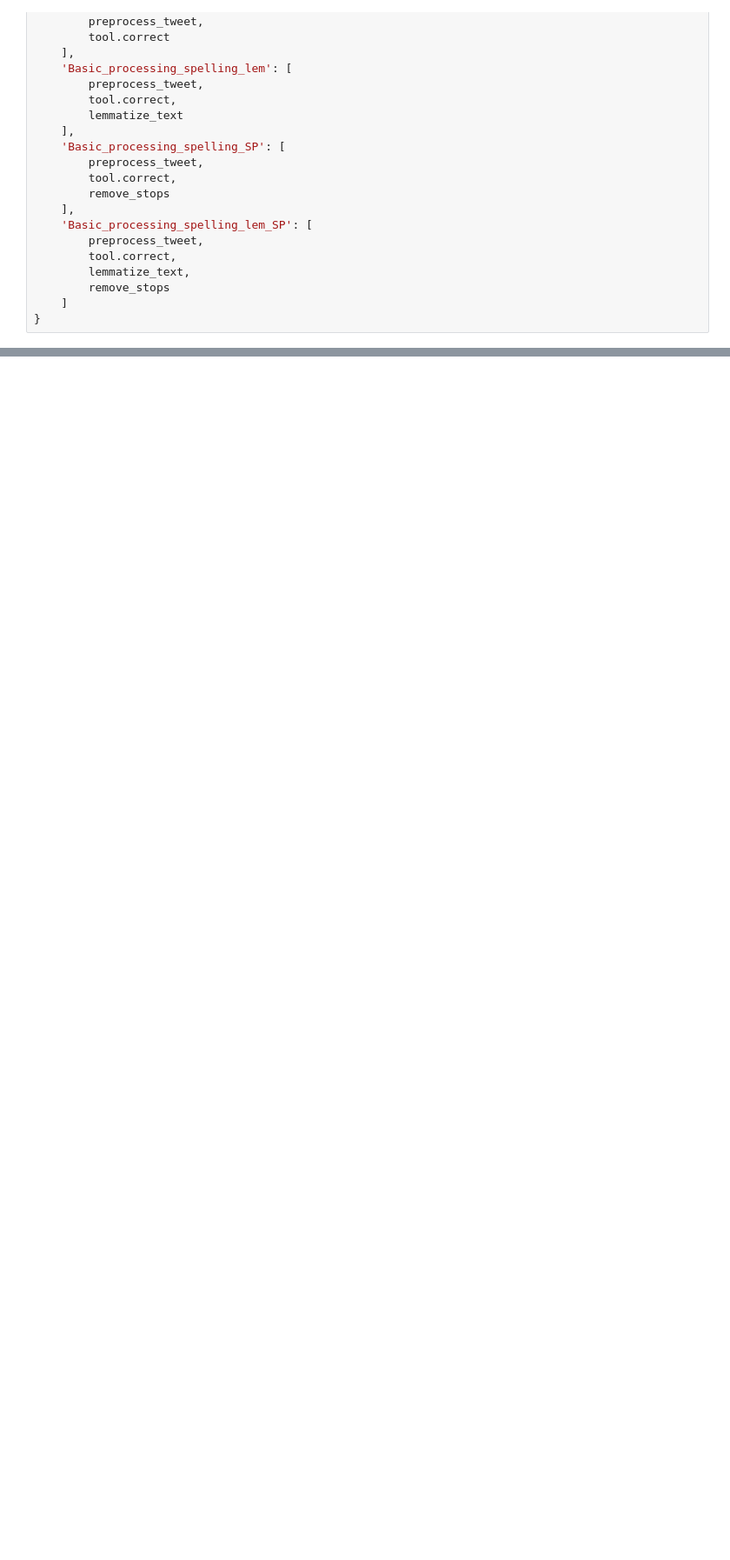
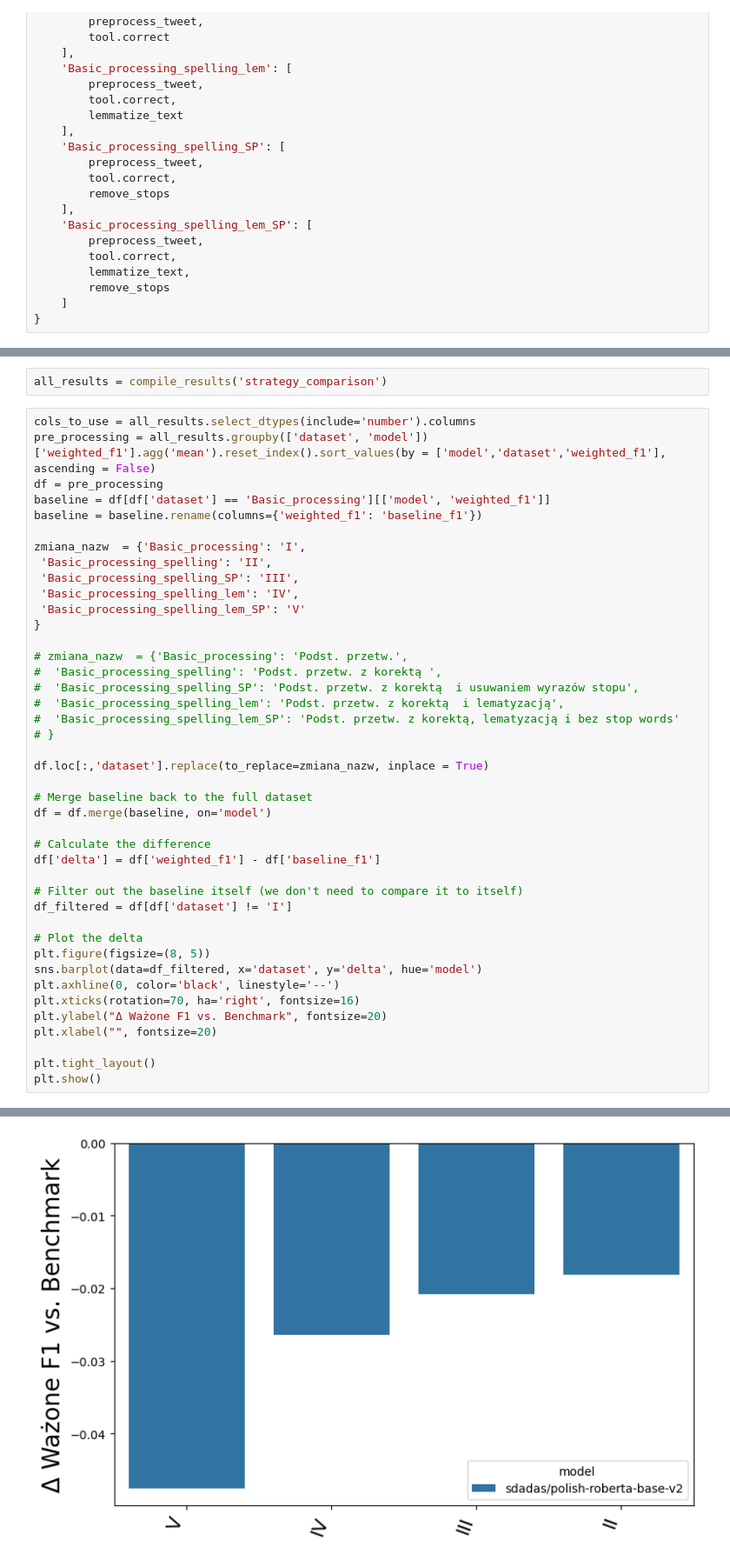
Before and after one commit to SzymonJot/PolishTweetsClassification, a Jupyter notebook: PolishTweetsClassifcation.ipynb, the cells around one changed output, grey strips where cells are left out. Shown: that part at 87% size. Saved outputs shown, nothing was run; the diff lists cells and outputs as text; blank space fills up the shorter version.

```diff
--- a/PolishTweetsClassifcation.ipynb
+++ b/PolishTweetsClassifcation.ipynb
@@ -436,0 +425,45 @@ for seed in range(6):
+# %%
+all_results = compile_results('strategy_comparison')
+# %%
+cols_to_use = all_results.select_dtypes(include='number').columns
+pre_processing = all_results.groupby(['dataset', 'model'])['weighted_f1'].agg('mean').reset_index().sort_values(by = ['model','dataset','weighted_f1'], ascending = False)
+df = pre_processing
+baseline = df[df['dataset'] == 'Basic_processing'][['model', 'weighted_f1']]
+baseline = baseline.rename(columns={'weighted_f1': 'baseline_f1'})
+
+zmiana_nazw  = {'Basic_processing': 'I',
+ 'Basic_processing_spelling': 'II',
+ 'Basic_processing_spelling_SP': 'III',
+ 'Basic_processing_spelling_lem': 'IV',
+ 'Basic_processing_spelling_lem_SP': 'V'
+}
+
+# zmiana_nazw  = {'Basic_processing': 'Podst. przetw.',
+#  'Basic_processing_spelling': 'Podst. przetw. z korektą ',
+#  'Basic_processing_spelling_SP': 'Podst. przetw. z korektą  i usuwaniem wyrazów stopu',
+#  'Basic_processing_spelling_lem': 'Podst. przetw. z korektą  i lematyzacją',
+#  'Basic_processing_spelling_lem_SP': 'Podst. przetw. z korektą, lematyzacją i bez stop words'
+# }
+
+df.loc[:,'dataset'].replace(to_replace=zmiana_nazw, inplace = True)
+
+# Merge baseline back to the full dataset
+df = df.merge(baseline, on='model')
+
+# Calculate the difference
+df['delta'] = df['weighted_f1'] - df['baseline_f1']
+
+# Filter out the baseline itself (we don't need to compare it to itself)
+df_filtered = df[df['dataset'] != 'I']
+
+# Plot the delta
+plt.figure(figsize=(8, 5))
+sns.barplot(data=df_filtered, x='dataset', y='delta', hue='model')
+plt.axhline(0, color='black', linestyle='--')
+plt.xticks(rotation=70, ha='right', fontsize=16)
+plt.ylabel("Δ Ważone F1 vs. Benchmark", fontsize=20)
+plt.xlabel("", fontsize=20)
+
+plt.tight_layout()
+plt.show()
+# %% [output]
@@ -436,0 +476 @@ for seed in range(6):
+[figure, added]
```
Also changed, not shown: parts of 28 cells of this notebook, 24 other files.
